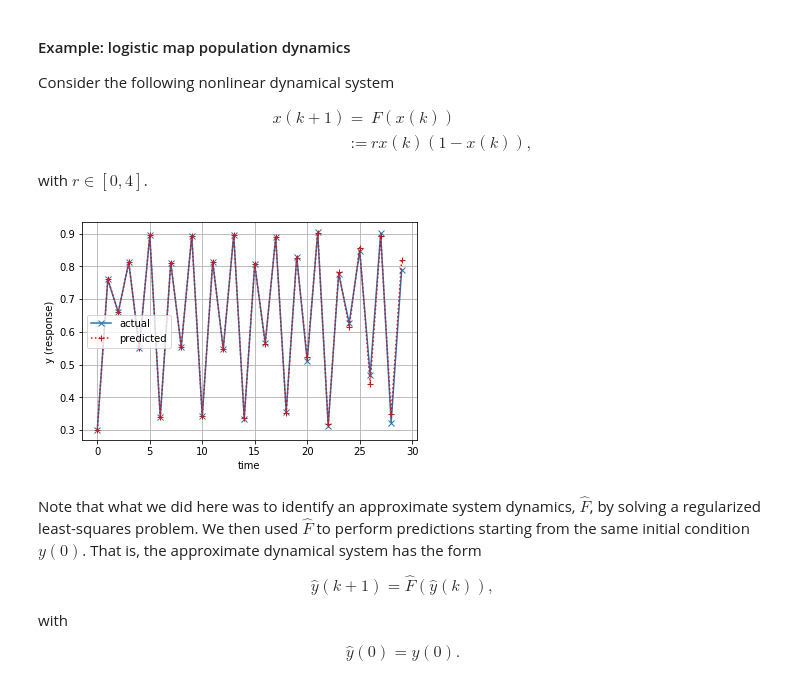
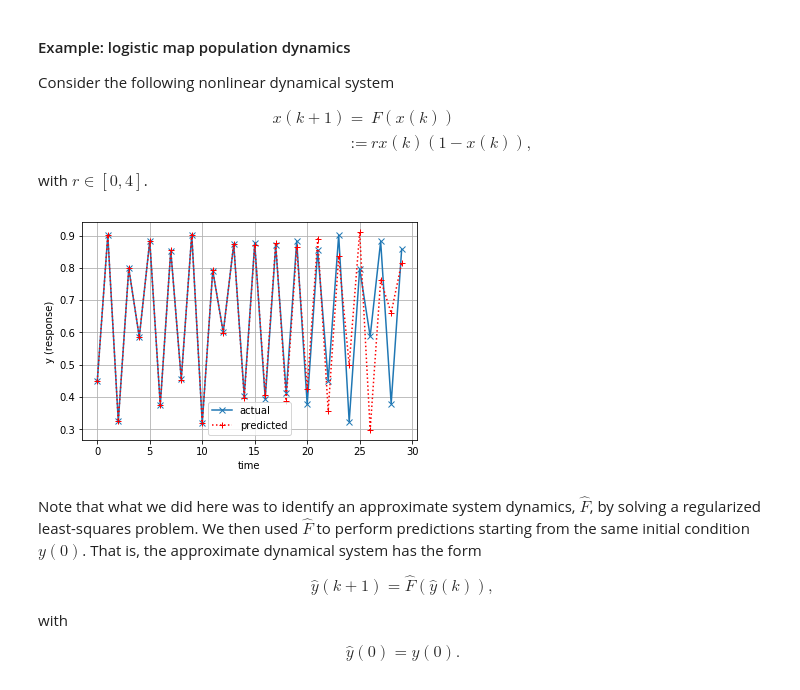
Before and after one commit to KIOS-Research/KIOS-Graduate-Summer-School-2018, a Jupyter notebook: material/sysid/sysid_rkhs.ipynb, the cells around one changed output. Drawn from its saved outputs; the diff is of its cells as text; code cells hidden in the pictures.

```diff
--- a/material/sysid/sysid_rkhs.ipynb
+++ b/material/sysid/sysid_rkhs.ipynb
@@ -500,7 +506,7 @@ $$
 with $r\in [0,4]$.
 # %%
 #### generate input signal
-n_data = 150
+n_data = 300
 
 # produce output data
 y_init = .6                        # initial condition
@@ -511,45 +517,45 @@ y_logistic[0] = y_init
 def logistic_map(x, r):
     return r*x*(1-x)
 
-#
-r_logistic = 3.62
+# Construct I/O data
+r_logistic = 3.64
 for t in range(1, n_data):
     y_logistic[t] = logistic_map(y_logistic[t-1], r_logistic)
 
 # Define the system state
 x_training = np.zeros([n_data-1, 1])
 y_training = np.zeros(n_data)
 
 for i in range(0, n_data-1):
     x_training[i,:] = y_logistic[i]
 
 y_training = y_logistic[1:]
 
 rho = 10
 gamma = 1e-3
-krnl = gaussian_kernel(rho)
-trn = trainer(krnl, gamma)
-f_star = trn.train(x_training, y_training)
+krnl = gaussian_kernel(rho)                      # Choose kernel
+trn = trainer(krnl, gamma)                       # Construct trainer with given kernel
+f_star = trn.train(x_training, y_training)       # Train using I/O data
 
-y_init = .3
+y_init = .45
 n_pred = 30
 y_predicted = np.zeros(n_pred); y_actual = np.zeros(n_pred)
 y_predicted[0] = y_init;y_actual[0] = y_init
 
 for t in range(1,n_pred):
     y_predicted[t] = f_star.call(np.array([y_predicted[t-1]]))
     y_actual[t] = logistic_map(y_actual[t-1], r_logistic)
 
 plt.plot(range(0, n_pred), y_actual[:n_pred], marker='x')
 plt.plot(range(0, n_pred), y_predicted,                                     \
            marker='+', color='r', markersize=6,                             \
            linestyle=':')
 plt.xlabel('time'); plt.ylabel('y (response)')
 plt.grid()
 plt.legend(['actual' , 'predicted'])
 plt.show()
 # %% [output]
-[figure, old version]
+[figure, new version]
 # %% [markdown]
 Note that what we did here was to identify an approximate system dynamics, $\hat{F}$, by solving a regularized least-squares problem. We then used $\hat{F}$ to perform predictions starting from the same initial condition $y(0)$. That is, the approximate dynamical system has the form
 
```
Also changed, not shown: parts of 8 cells of this notebook, 1 other file.
